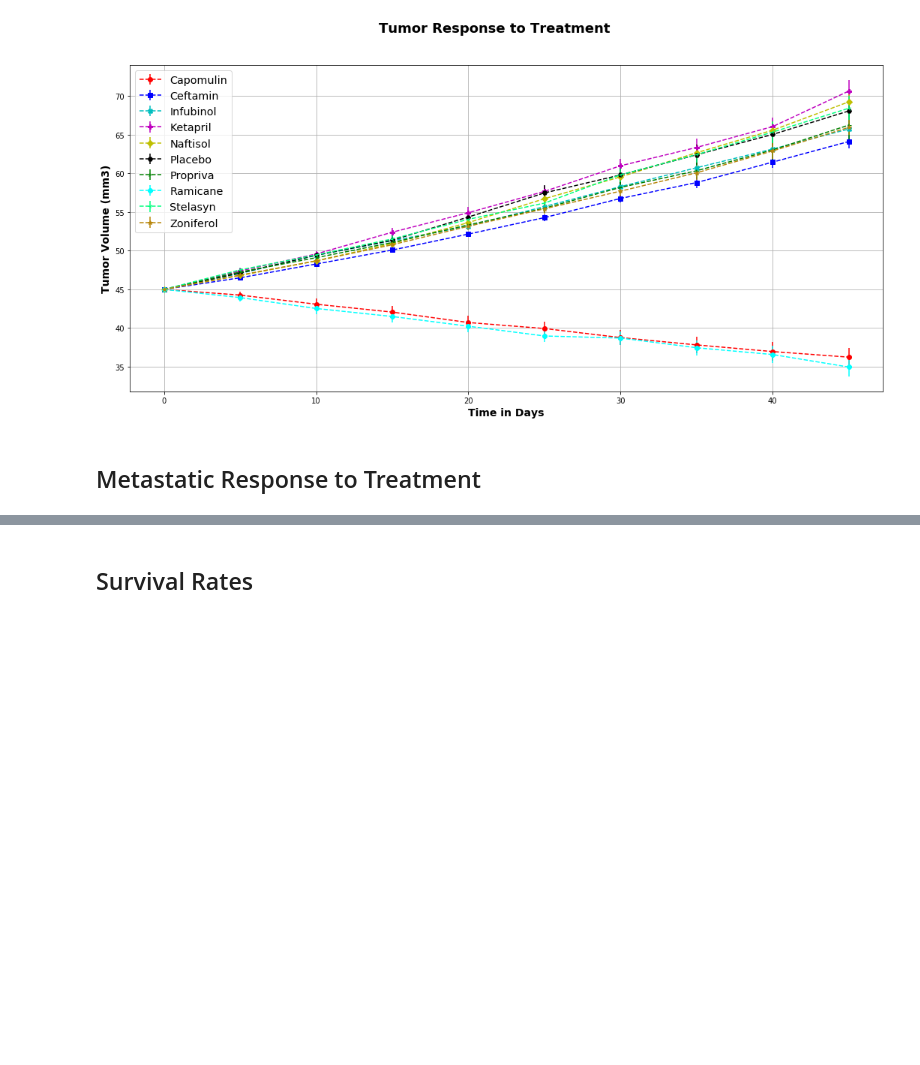
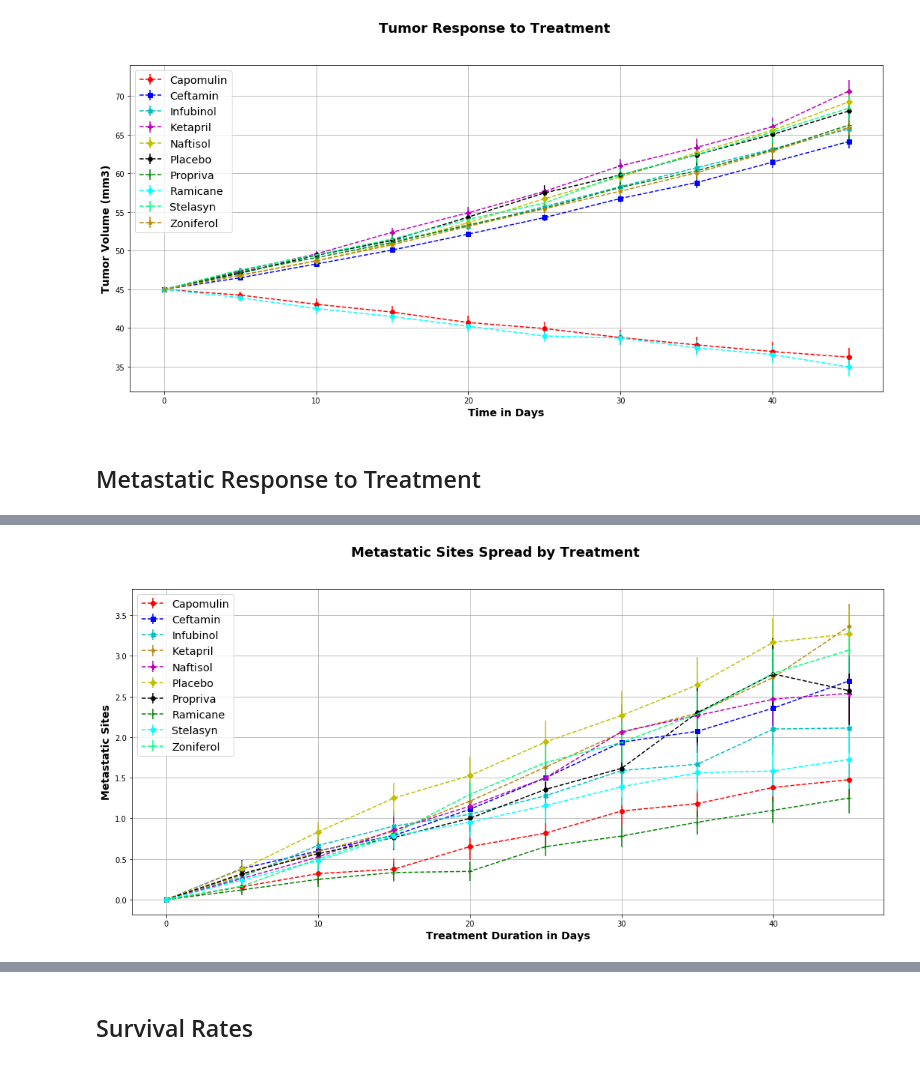
Before and after one commit to alejandrocz13/matplotlib-challenge, a Jupyter notebook: Pymaceuticals/pymaceuticals_ACZ.ipynb, the cells around one changed output, grey strips where cells are left out. Drawn from its saved outputs; the diff is of its cells as text; code cells hidden in the pictures; blank space fills up the shorter version.

```diff
--- a/Pymaceuticals/pymaceuticals_ACZ.ipynb
+++ b/Pymaceuticals/pymaceuticals_ACZ.ipynb
@@ -190,0 +200,8 @@ plt.show()
+# %%
+# Minor Data Munging to Re-Format the Data Frames
+# Preview that Reformatting worked
+# Need to drop the multi-index level "Metastatic Sites" created when unstacking below
+# because it interfers later when doing the plot and choosing columns
+munged_mean_metastatic = mean_metastatic.set_index(["Drug","Timepoint"]).unstack("Drug")
+munged_mean_metastatic = munged_mean_metastatic.droplevel(0, axis=1)
+munged_mean_metastatic.head()
@@ -190,0 +216,8 @@ plt.show()
+# %%
+# Minor Data Munging to Re-Format the Data Frames
+# Preview that Reformatting worked
+# Need to drop the multi-index level "Metastatic Sites" created when unstacking below
+# because it interfers later when doing the plot and choosing columns
+munged_error_metastatic = error_metastatic.set_index(["Drug","Timepoint"]).unstack("Drug")
+munged_error_metastatic = munged_error_metastatic.droplevel(0, axis=1)
+munged_error_metastatic.head()
@@ -190,0 +232,31 @@ plt.show()
+# %%
+x_axis = np.arange(0,50,5)
+# %%
+# Generate the Plot (with Error Bars)
+# Save the Figure
+# Show the Figure
+fig, ax = plt.subplots()
+fig.suptitle("Metastatic Sites Spread by Treatment", fontsize=18, fontweight="bold")
+
+plt.gcf().set_size_inches(18,8)
+
+ax.errorbar(x_axis, munged_mean_metastatic["Capomulin"], yerr=munged_error_metastatic["Capomulin"], fmt="o", label="Capomulin", color= "r", ls="dashed")
+ax.errorbar(x_axis, munged_mean_metastatic["Ceftamin"], yerr=munged_error_metastatic["Ceftamin"], fmt="s", label="Ceftamin", color="b", ls="dashed")
+ax.errorbar(x_axis, munged_mean_metastatic["Infubinol"], yerr=munged_error_metastatic["Infubinol"], fmt="X", label="Infubinol", color="c", ls="dashed")
+ax.errorbar(x_axis, munged_mean_metastatic["Ketapril"], yerr=munged_error_metastatic["Ketapril"], fmt="*", label="Ketapril", color="darkgoldenrod", ls="dashed")
+ax.errorbar(x_axis, munged_mean_metastatic["Naftisol"], yerr=munged_error_metastatic["Naftisol"], fmt="P", label="Naftisol", color="m", ls="dashed")
+ax.errorbar(x_axis, munged_mean_metastatic["Placebo"], yerr=munged_error_metastatic["Placebo"], fmt="D", label="Placebo", color="y", ls="dashed")
+ax.errorbar(x_axis, munged_mean_metastatic["Propriva"], yerr=munged_error_metastatic["Propriva"], fmt="H", label="Propriva", color="k", ls="dashed")
+ax.errorbar(x_axis, munged_mean_metastatic["Ramicane"], yerr=munged_error_metastatic["Ramicane"], fmt="4", label="Ramicane", color="g", ls="dashed")
+ax.errorbar(x_axis, munged_mean_metastatic["Stelasyn"], yerr=munged_error_metastatic["Stelasyn"], fmt="8", label="Stelasyn", color="cyan", ls="dashed")
+ax.errorbar(x_axis, munged_mean_metastatic["Zoniferol"], yerr=munged_error_metastatic["Zoniferol"], fmt="3", label="Zoniferol", color="springgreen", ls="dashed")
+
+
+plt.xlabel("Treatment Duration in Days", fontsize=14, fontweight="bold")
+plt.ylabel("Metastatic Sites", fontsize=14, fontweight="bold")
+plt.legend(loc="best", fontsize="x-large")
+plt.grid()
+plt.savefig("../Pymaceuticals/Images/MetastaticSpreadbyTreatment.png")
+plt.show()
+# %% [output]
+[figure, added]
```
Also changed, not shown: parts of 21 cells of this notebook, 4 other files.
